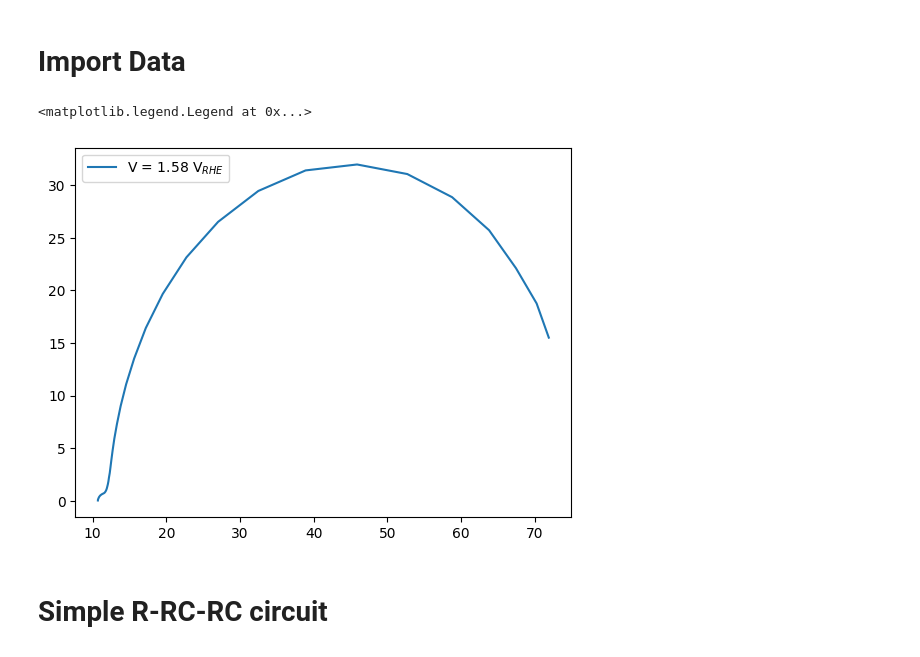
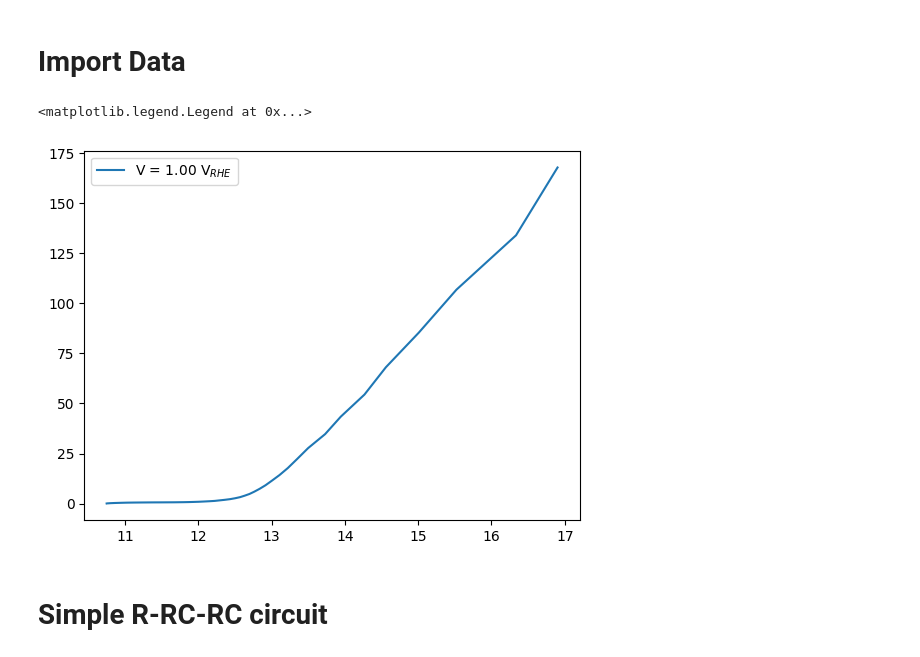
Before and after one commit to raulgarciadiez/EIS_HIROF, a Jupyter notebook: EIS_customized_flow.ipynb, the cells around one changed output. Drawn from its saved outputs; the diff is of its cells as text; code cells hidden in the pictures.

```diff
--- a/EIS_customized_flow.ipynb
+++ b/EIS_customized_flow.ipynb
@@ -20,28 +20,28 @@ def rrcrc_cpe_model(omega, R0, R1, fs1, n1, R2, fs2, n2):
 # %% [markdown]
 # Import Data
 # %%
-mpr_file = BioLogic.MPRfile('MPR files/1_58V_10cyc.mpr')
+mpr_file = BioLogic.MPRfile('MPR files/1_00V_10cyc.mpr')
 df = pd.DataFrame(mpr_file.data)
 
 freq_min = 4
 freq_max = 1e6
 filtered_df = df[(df['freq/Hz'] >= freq_min) & (df['freq/Hz'] <= freq_max)]
 
 Ewe = filtered_df["<Ewe>/V"].mean()
 
 frequencies = filtered_df['freq/Hz'].values
 real = filtered_df['Re(Z)/Ohm'].values
 imaginary = -filtered_df['-Im(Z)/Ohm'].values
 
 Z = np.concatenate((real, imaginary))
 
 omega = 2 * np.pi * frequencies
 
 plt.plot(real, -imaginary, label = f"V = {Ewe:.2f} V$_{{RHE}}$")
 plt.legend()
 # %% [output]
 <matplotlib.legend.Legend at 0x...>
-[figure, old version]
+[figure, new version]
 # %% [markdown]
 # Simple R-RC-RC circuit
 # %%
```
Also changed, not shown: parts of 4 cells of this notebook.
